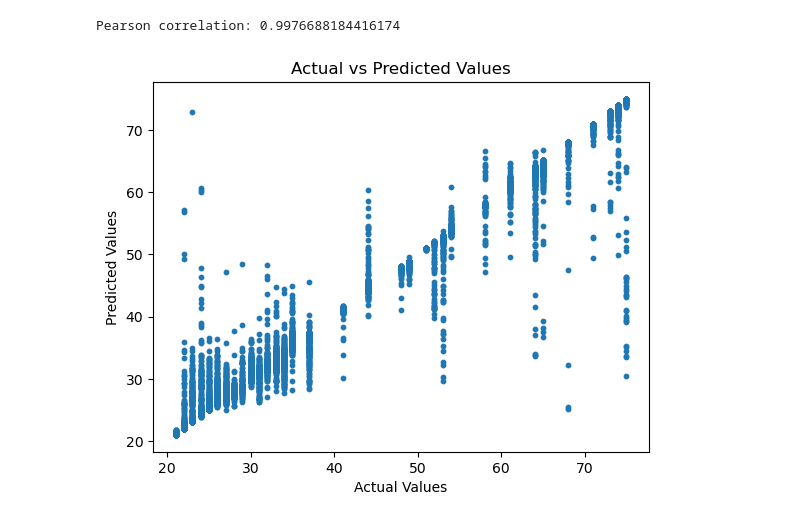
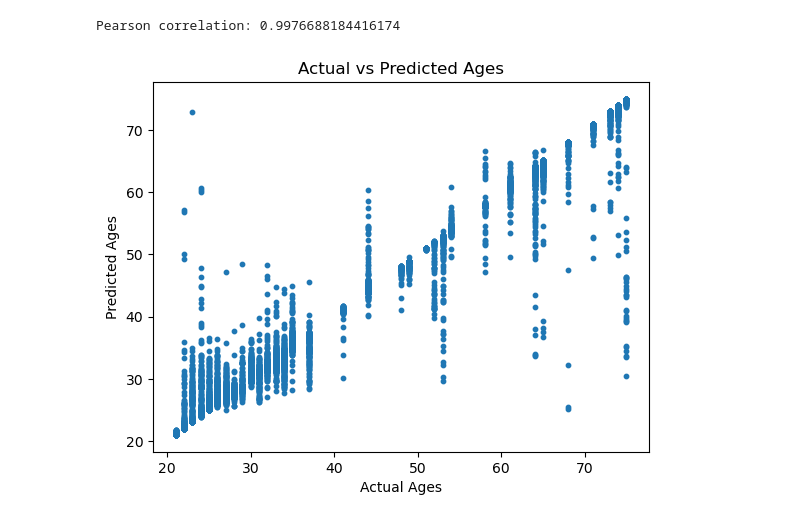
Before and after one commit to benson8902/Research, a Jupyter notebook: Code/Step7 RF - all cell type_20231122.ipynb, the cells around one changed output. Cells and saved outputs as stored; diff of their text form; code cells hidden in the pictures.

```diff
--- a/Code/Step7 RF - all cell type_20231122.ipynb
+++ b/Code/Step7 RF - all cell type_20231122.ipynb
@@ -208,12 +208,12 @@ print(f'Pearson correlation: {corr}')
 Pearson correlation: 0.9976688184416174
 # %%
 plt.scatter(y_test, y_pred, s=10, label='True')
-plt.xlabel('Actual Values')
-plt.ylabel('Predicted Values')
-plt.title('Actual vs Predicted Values')
+plt.xlabel('Actual Ages')
+plt.ylabel('Predicted Ages')
+plt.title('Actual vs Predicted Ages')
 plt.show()
 # %% [output]
-[figure, old version]
+[figure, new version]
 # %%
 # 初步結果
 # Mean Squared Error (MSE): 0.8683906792346255
```
Also changed, not shown: 2 other files.
